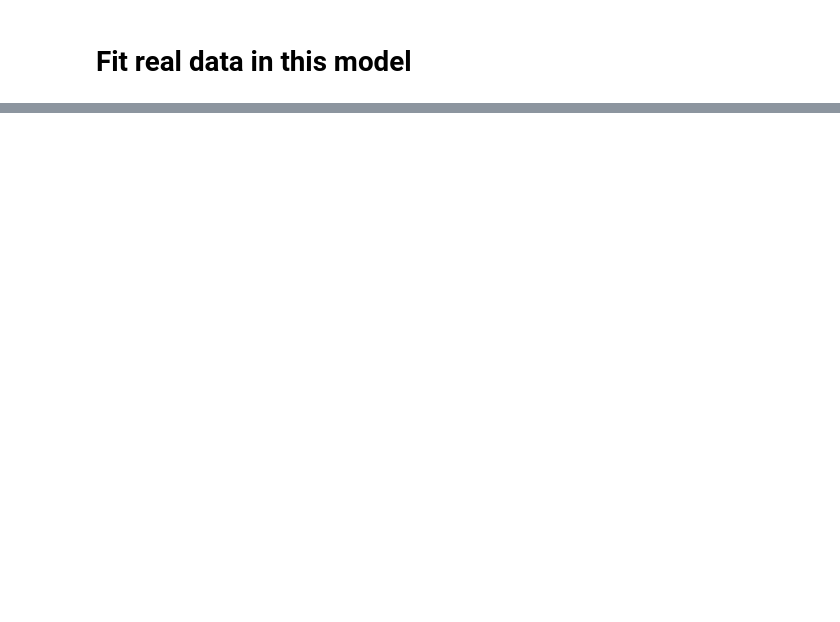
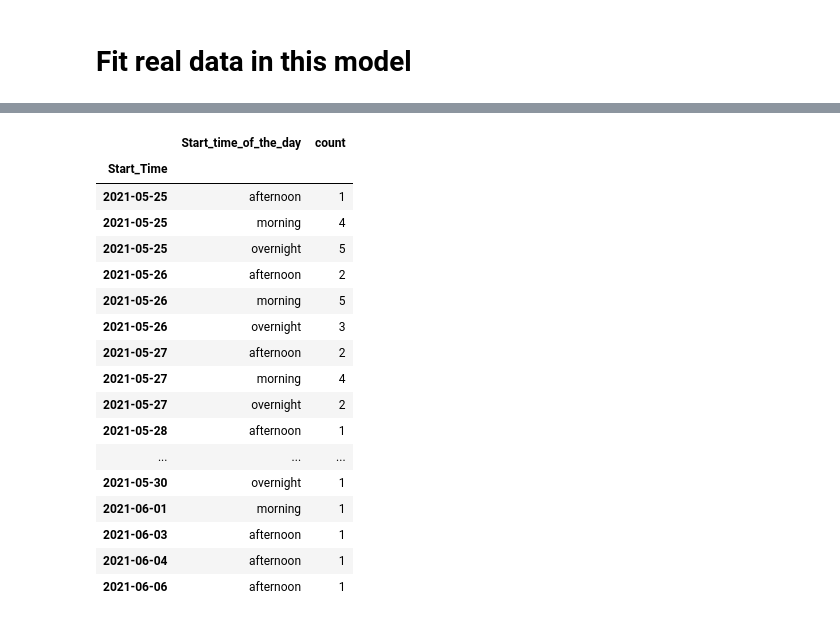
Before and after one commit to fufufu-hub/nursedash, a Jupyter notebook: logistic regression-Silver Bullet.ipynb, the cells around one changed output, grey strips where cells are left out. Saved outputs shown, nothing was run; the diff lists cells and outputs as text; code cells hidden in the pictures; blank space fills up the shorter version.

```diff
--- a/logistic regression-Silver Bullet.ipynb
+++ b/logistic regression-Silver Bullet.ipynb
@@ -349,0 +436,6 @@ Name: Start_Time, Length: 688, dtype: datetime64[ns]
+# %%
+# select only northeast ohio and stna, and make a pivot table
+# create a column called count
+pivot_table = validation[(validation['areaName'] == 'Northeast Ohio') &
+           (validation['type'] == 'STNA') & (validation['prob'] > 0.55)].groupby(["Start_Time",
+                                    "Start_time_of_the_day"]).size().reset_index(name='count').set_index("Start_Time")
@@ -349,0 +445,21 @@ Name: Start_Time, Length: 688, dtype: datetime64[ns]
+# %%
+pivot_table.head(20)
+# %% [output]
+|  | Start_time_of_the_day | count |
+| Start_Time |  |  |
+| 2021-05-25 | afternoon | 1 |
+| 2021-05-25 | morning | 4 |
+| 2021-05-25 | overnight | 5 |
+| 2021-05-26 | afternoon | 2 |
+| 2021-05-26 | morning | 5 |
+| 2021-05-26 | overnight | 3 |
+| 2021-05-27 | afternoon | 2 |
+| 2021-05-27 | morning | 4 |
+| 2021-05-27 | overnight | 2 |
+| 2021-05-28 | afternoon | 1 |
+| ... | ... | ... |
+| 2021-05-30 | overnight | 1 |
+| 2021-06-01 | morning | 1 |
+| 2021-06-03 | afternoon | 1 |
+| 2021-06-04 | afternoon | 1 |
+| 2021-06-06 | afternoon | 1 |
```
Also changed, not shown: parts of 34 cells of this notebook, 1 other file.
